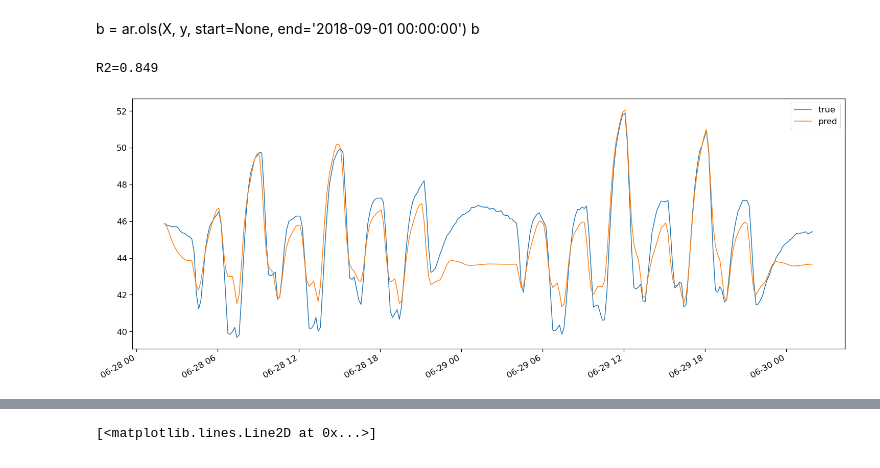
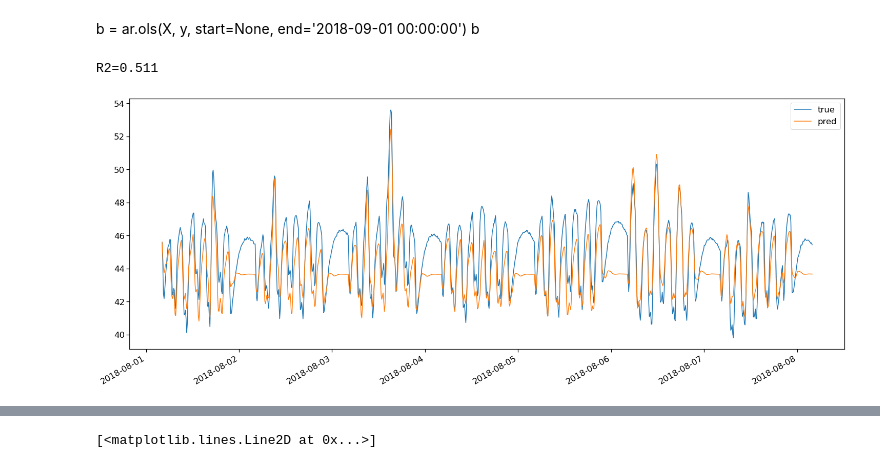
Before and after one commit to fonstelien/FYS-STK4155, a Jupyter notebook: project3/source/project3.ipynb, the cells around one changed output, grey strips where cells are left out. Saved outputs shown, nothing was run; the diff lists cells and outputs as text; code cells hidden in the pictures.

```diff
--- a/project3/source/project3.ipynb
+++ b/project3/source/project3.ipynb
@@ -51,27 +51,30 @@ b
 # %%
 b = ar.ols(X, y, start=None, end='2018-08-01 00:00:00')
 
 start = '2018-06-28 02:00:00'
 end = '2018-12-29 22:00:00'
 end = np.datetime64(start) + np.timedelta64(2, 'D')
+
+start='2018-08-01 04:00:00'
+end='2018-08-08 04:00:00'
 
 y_true = y[start:end]
 y_pred = ar.evaluate(b, X, y[start:end]['temp'][0], start=start, end=end)
 
 fig, axes = plt.subplots(nrows=1, ncols=1, figsize=(25,10))
 ax = axes
 (y_true*s+u).plot(ax=ax)
 (y_pred*s+u).plot(ax=ax)
 
 r2 = skl.metrics.r2_score(y_true.between_time('04:00:00', '22:00:00'), y_pred.between_time('04:00:00', '22:00:00'))
-#r2 = skl.metrics.r2_score(y_true, y_pred)
+r2 = skl.metrics.r2_score(y_true, y_pred)
 print(f'R2={r2:.3f}')
 
 ax.legend(['true', 'pred'])
 plt.show()
 # %% [output]
-R2=0.849
+R2=0.511
-[figure, old version]
+[figure, new version]
 # %%
 def reshape(X, y, batch_size):
     n, p = X.shape
```
Also changed, not shown: parts of 7 cells of this notebook.
